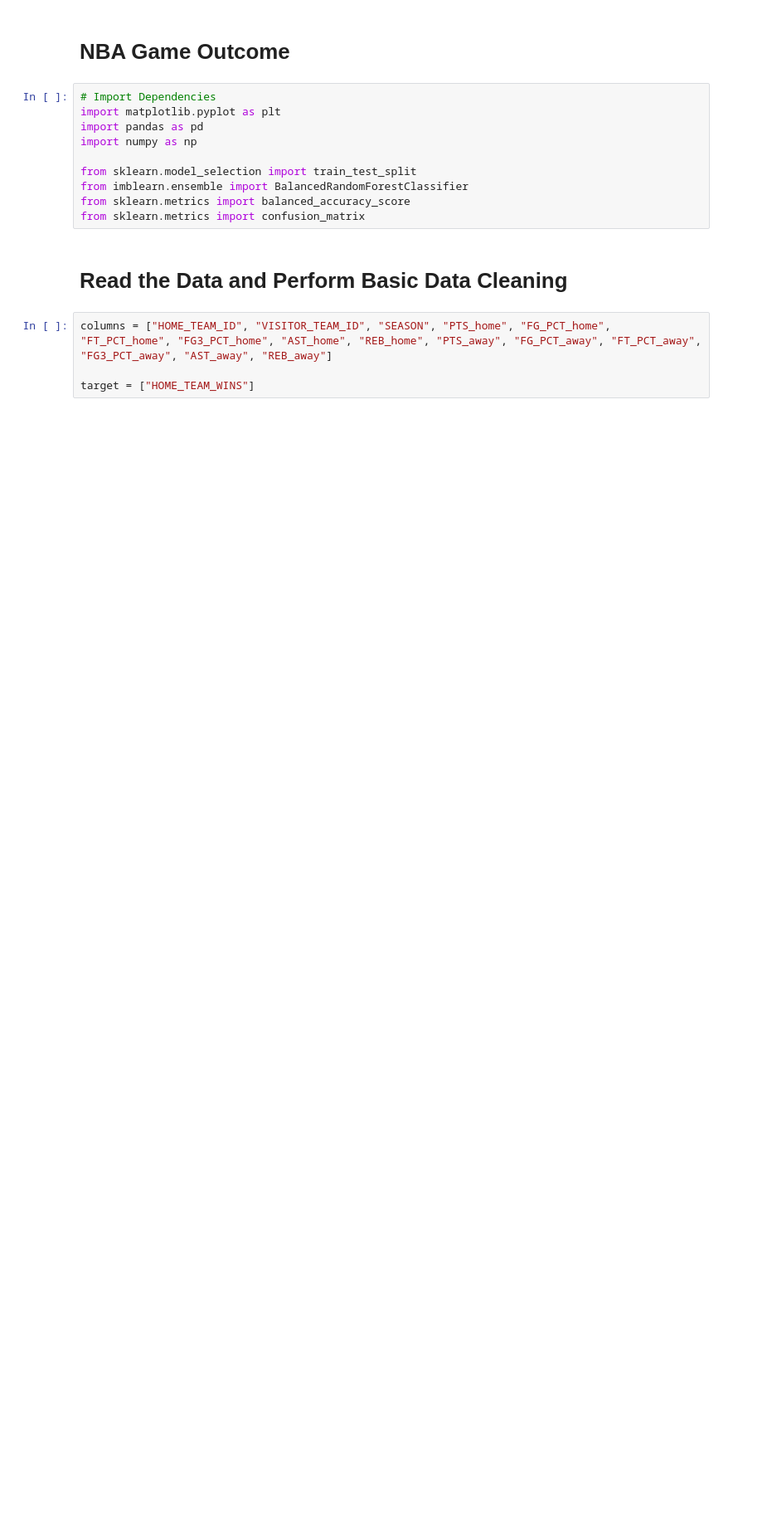
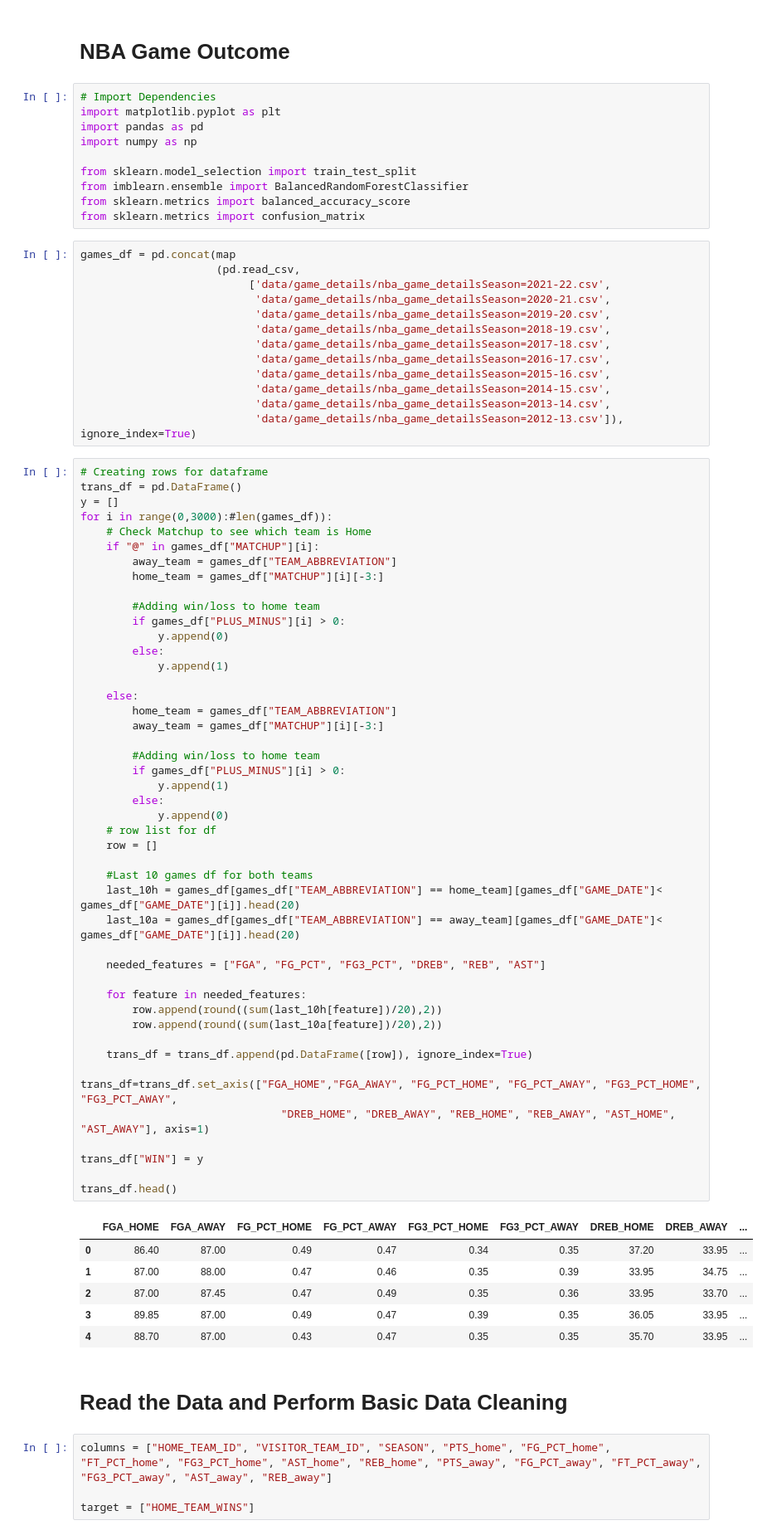
Before and after one commit to donjohn42x/NBA_Analysis, a Jupyter notebook: nba_analysis.ipynb, the cells around one changed output. Shown: that part at 83% size. Drawn from its saved outputs; the diff is of its cells as text; blank space fills up the shorter version.

```diff
--- a/nba_analysis.ipynb
+++ b/nba_analysis.ipynb
@@ -10,6 +10,72 @@ from sklearn.model_selection import train_test_split
 from imblearn.ensemble import BalancedRandomForestClassifier
 from sklearn.metrics import balanced_accuracy_score
 from sklearn.metrics import confusion_matrix
+# %%
+games_df = pd.concat(map
+                     (pd.read_csv,
+                          ['data/game_details/nba_game_detailsSeason=2021-22.csv',
+                           'data/game_details/nba_game_detailsSeason=2020-21.csv',
+                           'data/game_details/nba_game_detailsSeason=2019-20.csv',
+                           'data/game_details/nba_game_detailsSeason=2018-19.csv',
+                           'data/game_details/nba_game_detailsSeason=2017-18.csv',
+                           'data/game_details/nba_game_detailsSeason=2016-17.csv',
+                           'data/game_details/nba_game_detailsSeason=2015-16.csv',
+                           'data/game_details/nba_game_detailsSeason=2014-15.csv',
+                           'data/game_details/nba_game_detailsSeason=2013-14.csv',
+                           'data/game_details/nba_game_detailsSeason=2012-13.csv']), ignore_index=True)
+# %%
+# Creating rows for dataframe
+trans_df = pd.DataFrame()
+y = []
+for i in range(0,3000):#len(games_df)):
+    # Check Matchup to see which team is Home
+    if "@" in games_df["MATCHUP"][i]:
+        away_team = games_df["TEAM_ABBREVIATION"]
+        home_team = games_df["MATCHUP"][i][-3:]
+
+        #Adding win/loss to home team
+        if games_df["PLUS_MINUS"][i] > 0:
+            y.append(0)
+        else:
+            y.append(1)
+
+    else:
+        home_team = games_df["TEAM_ABBREVIATION"]
+        away_team = games_df["MATCHUP"][i][-3:]
+
+        #Adding win/loss to home team
+        if games_df["PLUS_MINUS"][i] > 0:
+            y.append(1)
+        else:
+            y.append(0)
+    # row list for df
+    row = []
+
+    #Last 10 games df for both teams
+    last_10h = games_df[games_df["TEAM_ABBREVIATION"] == home_team][games_df["GAME_DATE"]< games_df["GAME_DATE"][i]].head(20)
+    last_10a = games_df[games_df["TEAM_ABBREVIATION"] == away_team][games_df["GAME_DATE"]< games_df["GAME_DATE"][i]].head(20)
+
+    needed_features = ["FGA", "FG_PCT", "FG3_PCT", "DREB", "REB", "AST"]
+
+    for feature in needed_features:
+        row.append(round((sum(last_10h[feature])/20),2))
+        row.append(round((sum(last_10a[feature])/20),2))
+
+    trans_df = trans_df.append(pd.DataFrame([row]), ignore_index=True)
+
+trans_df=trans_df.set_axis(["FGA_HOME","FGA_AWAY", "FG_PCT_HOME", "FG_PCT_AWAY", "FG3_PCT_HOME", "FG3_PCT_AWAY",
+                               "DREB_HOME", "DREB_AWAY", "REB_HOME", "REB_AWAY", "AST_HOME", "AST_AWAY"], axis=1)
+
+trans_df["WIN"] = y
+
+trans_df.head()
+# %% [output]
+|  | FGA_HOME | FGA_AWAY | FG_PCT_HOME | FG_PCT_AWAY | FG3_PCT_HOME | FG3_PCT_AWAY | DREB_HOME | DREB_AWAY | ... |
+| 0 | 86.40 | 87.00 | 0.49 | 0.47 | 0.34 | 0.35 | 37.20 | 33.95 | ... |
+| 1 | 87.00 | 88.00 | 0.47 | 0.46 | 0.35 | 0.39 | 33.95 | 34.75 | ... |
+| 2 | 87.00 | 87.45 | 0.47 | 0.49 | 0.35 | 0.36 | 33.95 | 33.70 | ... |
+| 3 | 89.85 | 87.00 | 0.49 | 0.47 | 0.39 | 0.35 | 36.05 | 33.95 | ... |
+| 4 | 88.70 | 87.00 | 0.43 | 0.47 | 0.35 | 0.35 | 35.70 | 33.95 | ... |
 # %% [markdown]
 # Read the Data and Perform Basic Data Cleaning
 # %%
```
Also changed, not shown: parts of 8 cells of this notebook, 1 other file.
